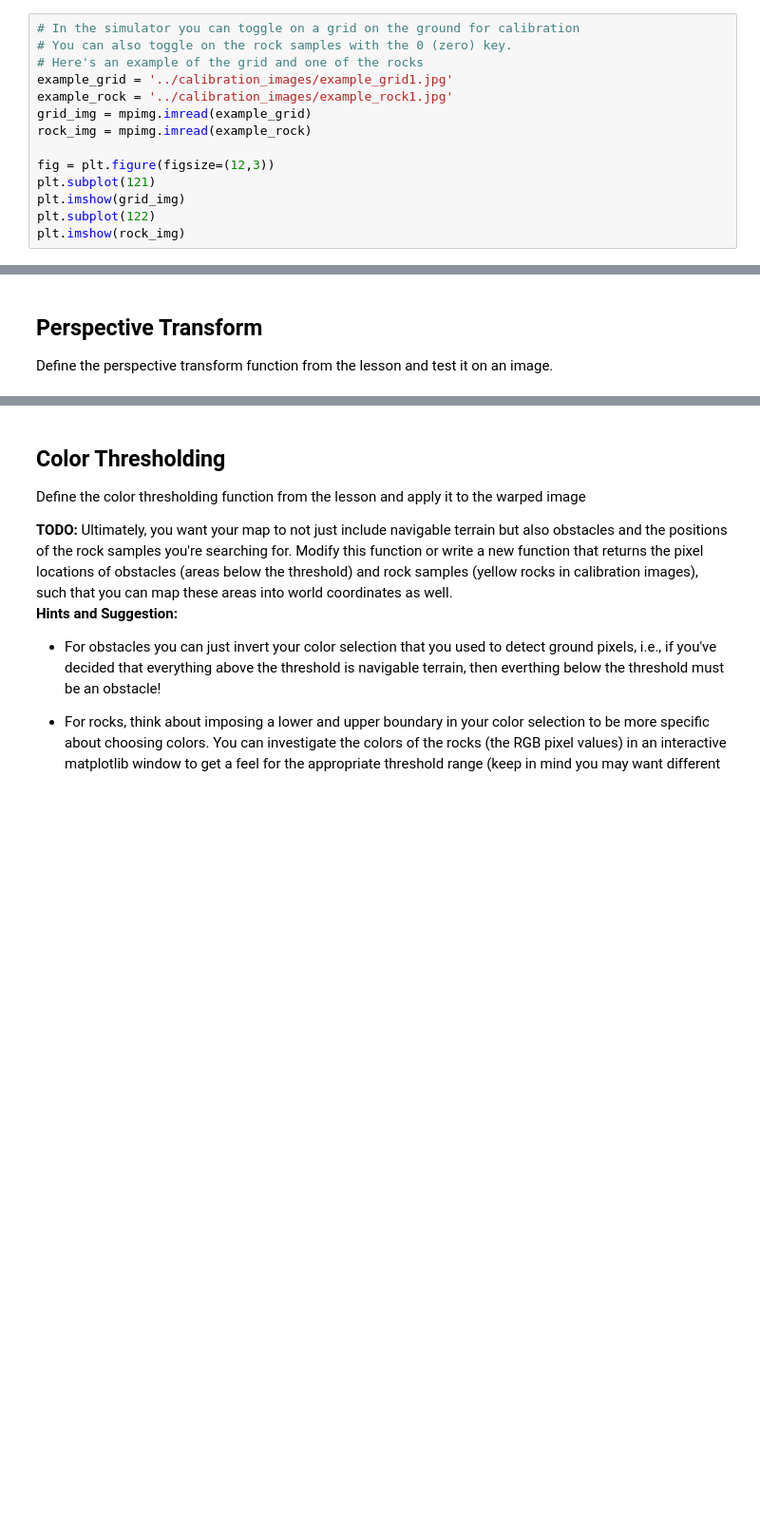
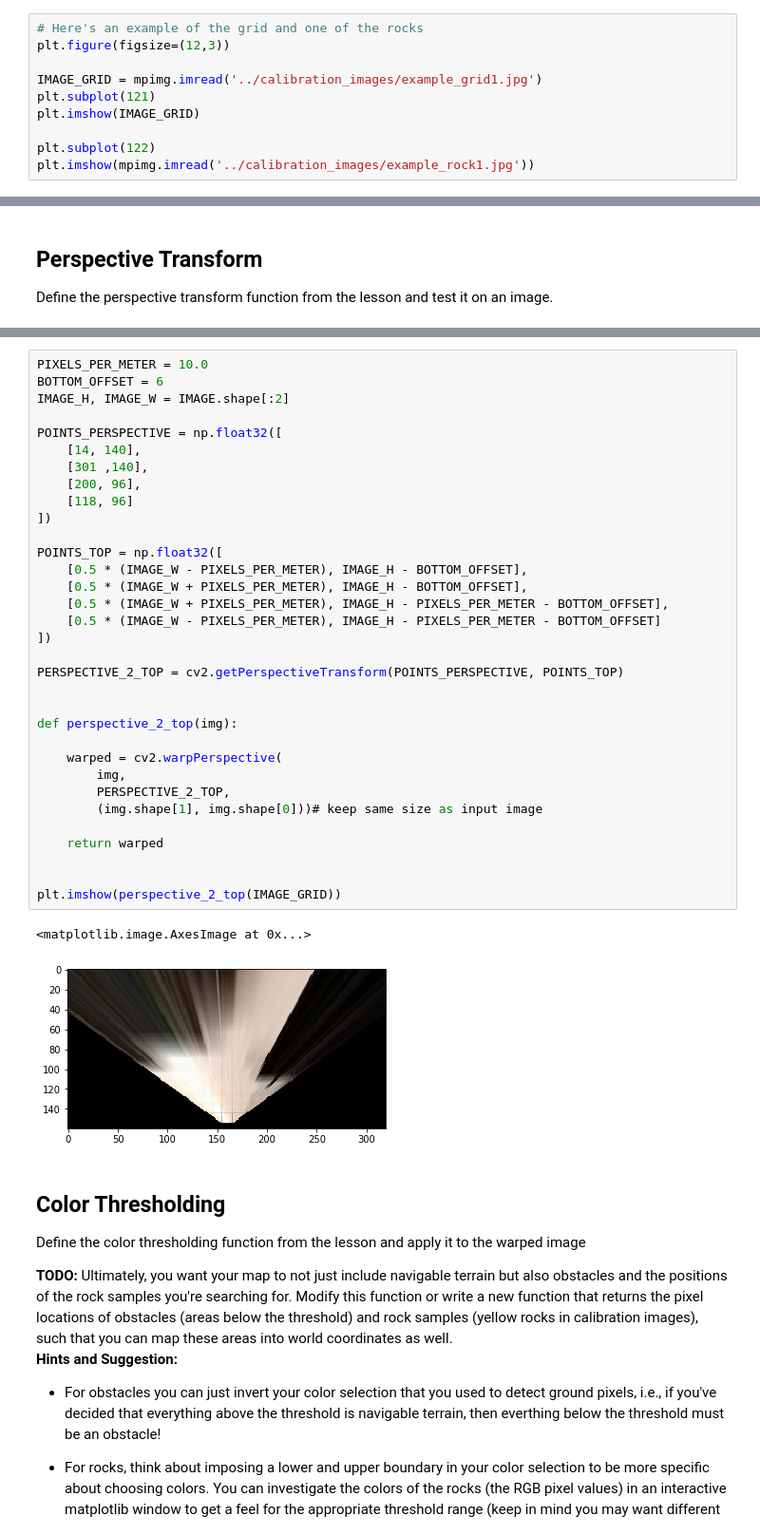
Before and after one commit to dimaga/RoboND-Rover-Project, a Jupyter notebook: code/Rover_Project_Test_Notebook.ipynb, the cells around one changed output, grey strips where cells are left out. Shown at 95% size. Saved outputs shown, nothing was run; the diff lists cells and outputs as text; blank space fills up the shorter version.

```diff
--- a/code/Rover_Project_Test_Notebook.ipynb
+++ b/code/Rover_Project_Test_Notebook.ipynb
@@ -48,19 +46,15 @@ plt.imshow(image)
 ## Calibration Data
 Read in and display example grid and rock sample calibration images.  You'll use the grid for perspective transform and the rock image for creating a new color selection that identifies these samples of interest.
 # %%
-# In the simulator you can toggle on a grid on the ground for calibration
-# You can also toggle on the rock samples with the 0 (zero) key.
 # Here's an example of the grid and one of the rocks
-example_grid = '../calibration_images/example_grid1.jpg'
-example_rock = '../calibration_images/example_rock1.jpg'
-grid_img = mpimg.imread(example_grid)
-rock_img = mpimg.imread(example_rock)
+plt.figure(figsize=(12,3))
 
-fig = plt.figure(figsize=(12,3))
+IMAGE_GRID = mpimg.imread('../calibration_images/example_grid1.jpg')
 plt.subplot(121)
-plt.imshow(grid_img)
+plt.imshow(IMAGE_GRID)
+
 plt.subplot(122)
-plt.imshow(rock_img)
+plt.imshow(mpimg.imread('../calibration_images/example_rock1.jpg'))
 # %% [output]
 <matplotlib.image.AxesImage at 0x...>
 [figure]
@@ -119,3 +65,39 @@ plt.imshow(CONFIDENCE_MASK, cmap="gray")
+# %%
+PIXELS_PER_METER = 10.0
+BOTTOM_OFFSET = 6
+IMAGE_H, IMAGE_W = IMAGE.shape[:2]
+
+POINTS_PERSPECTIVE = np.float32([
+    [14, 140],
+    [301 ,140],
+    [200, 96],
+    [118, 96]
+])
+
+POINTS_TOP = np.float32([
+    [0.5 * (IMAGE_W - PIXELS_PER_METER), IMAGE_H - BOTTOM_OFFSET],
+    [0.5 * (IMAGE_W + PIXELS_PER_METER), IMAGE_H - BOTTOM_OFFSET],
+    [0.5 * (IMAGE_W + PIXELS_PER_METER), IMAGE_H - PIXELS_PER_METER - BOTTOM_OFFSET],
+    [0.5 * (IMAGE_W - PIXELS_PER_METER), IMAGE_H - PIXELS_PER_METER - BOTTOM_OFFSET]
+])
+
+PERSPECTIVE_2_TOP = cv2.getPerspectiveTransform(POINTS_PERSPECTIVE, POINTS_TOP)
+
+
+def perspective_2_top(img):
+
+    warped = cv2.warpPerspective(
+        img,
+        PERSPECTIVE_2_TOP,
+        (img.shape[1], img.shape[0]))# keep same size as input image
+
+    return warped
+
+
+plt.imshow(perspective_2_top(IMAGE_GRID))
+# %% [output]
+<matplotlib.image.AxesImage at 0x...>
+[figure, added]
 # %% [markdown]
 ## Color Thresholding
 Define the color thresholding function from the lesson and apply it to the warped image
```
Also changed, not shown: parts of 12 cells of this notebook.
